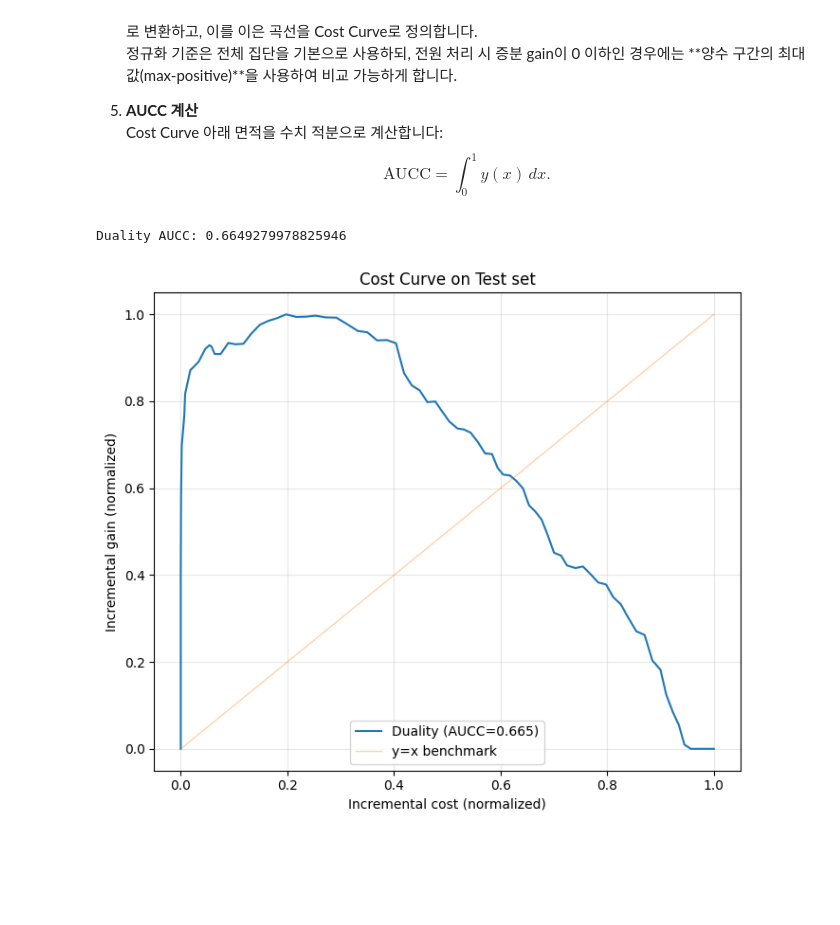
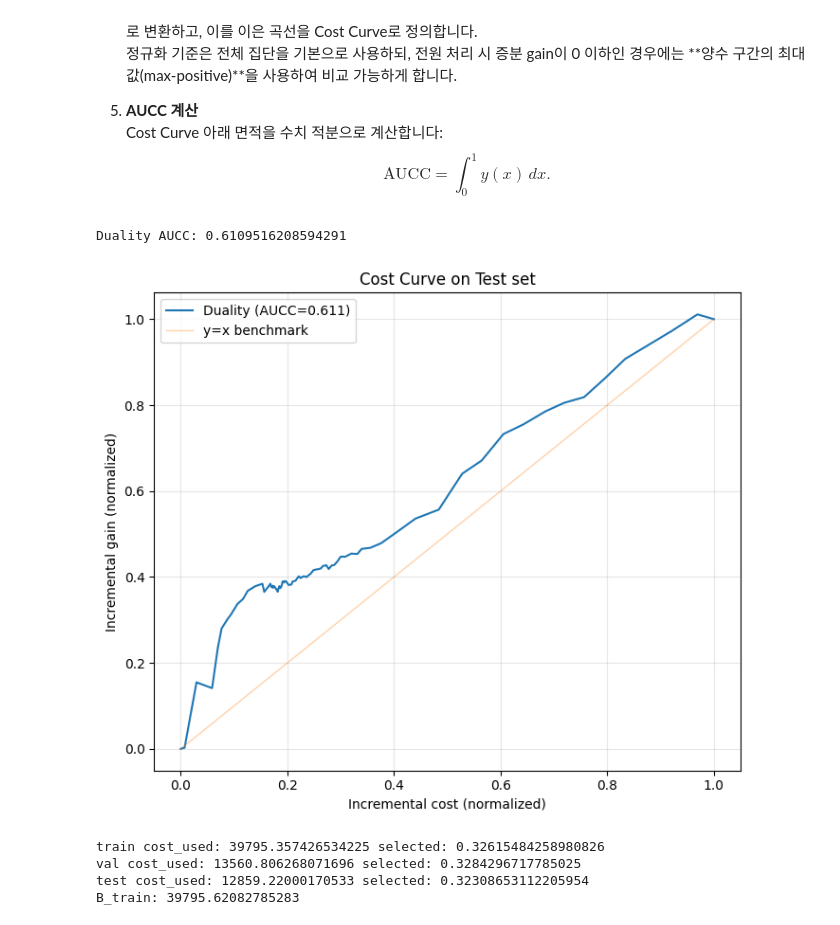
Before and after one commit to Funbucket/awesome-causal-inference-python, a Jupyter notebook: book/prescriptive_analytics/heterogeneous_causal_learning_for_effectiveness_optimization.ipynb, the cells around one changed output. Cells and saved outputs as stored; diff of their text form; code cells hidden in the pictures; blank space fills up the shorter version.

Commit message:
fix: train/val/test split and stabilize duality AUCC evaluation

```diff
--- a/book/prescriptive_analytics/heterogeneous_causal_learning_for_effectiveness_optimization.ipynb
+++ b/book/prescriptive_analytics/heterogeneous_causal_learning_for_effectiveness_optimization.ipynb
@@ -471,7 +413,7 @@ dtype: float64
 # %%
 # Test set CATE 예측
-tau_r_test = tau_r_model.predict(X_test)
-tau_c_test = tau_c_model.predict(X_test)
+tau_r_test = X_test @ tau_r_model.coef_.reshape(-1)
+tau_c_test = X_test @ tau_c_model.coef_.reshape(-1)
 
 print("== τ_r(x) 요약 ==")
 print("[Train]")
@@ -561,6 +503,7 @@ def duality_learn_lambda(
     lr=1e-5,
     n_iter=200,
     verbose_every=20,
+    scale=1e4
 ):
     """
     τ_r, τ_c 가 주어졌을 때 Duality gradient ascent로 λ 학습.
@@ -590,7 +533,8 @@ def duality_learn_lambda(
         grad = cost_used - B
 
         # gradient ascent (λ >= 0 유지)
-        lam = max(0.0, lam + lr * grad)
+        lr_eff = lr * scale / (total_pos_cost + 1e-12)
+        lam = max(0.0, lam + lr_eff * grad)
 
         if it % verbose_every == 0:
             sel_ratio = z.mean()
@@ -613,5 +557,6 @@ lambda_star, B_train = duality_learn_lambda(
     lr=1e-5,
     n_iter=200,
     verbose_every=20,
+    scale=1e4
 )
 # %% [output]
@@ -798,9 +724,41 @@ def plot_cost_curve(x, y, aucc, title="Cost Curve (Paper-style, Y-based)", label
+# %%
+def plot_cost_curve(x, y, aucc, title="Cost Curve", label="Model"):
+    plt.figure(figsize=(7, 6))
+    plt.plot(x, y, label=f"{label} (AUCC={aucc:.3f})")
+    plt.plot([0, 1], [0, 1], alpha=0.35, linewidth=1, label="y=x benchmark")
+    plt.xlabel("Incremental cost (normalized)")
+    plt.ylabel("Incremental gain (normalized)")
+    plt.title(title)
+    plt.grid(alpha=0.3)
+    plt.legend()
+    plt.tight_layout()
+    plt.show()
 # %%
-scores_duality = tau_r_test - lambda_star * tau_c_test
-x, y, aucc = cost_curve_aucc(scores_duality, Yg_test, Yc_test, T_test, n_points=80)
+tau_c_test_pos = np.clip(tau_c_test, 0.0, None)
+scores_duality = tau_r_test - lambda_star * tau_c_test_pos
+x, y, aucc = cost_curve_aucc(scores_duality, Yg_test, Yc_test, T_test, W=W_test, n_points=80)
+
 
 print("Duality AUCC:", aucc)
 plot_cost_curve(x, y, aucc, title="Cost Curve on Test set", label="Duality")
 # %% [output]
-Duality AUCC: 0.6649279978825946
+Duality AUCC: 0.6109516208594291
-[figure, old version]
+[figure, new version]
+# %%
+def cost_used_under_policy(tau_r, tau_c, lam):
+    tc = np.clip(tau_c, 0.0, None)
+    s  = tau_r - lam * tc
+    z  = (s >= 0).astype(float)
+    return (tc * z).sum(), z.mean()
+
+for name, tr, tc in [("train", tau_r_train, tau_c_train),
+                     ("val",   tau_r_val,   tau_c_val),
+                     ("test",  tau_r_test,  tau_c_test)]:
+    c, sel = cost_used_under_policy(tr, tc, lambda_star)
+    print(name, "cost_used:", c, "selected:", sel)
+print("B_train:", B_train)
+# %% [output]
+train cost_used: 39795.357426534225 selected: 0.32615484258980826
+val cost_used: 13560.806268071696 selected: 0.3284296717785025
+test cost_used: 12859.22000170533 selected: 0.32308653112205954
+B_train: 39795.62082785283
```
Also changed, not shown: parts of 18 cells of this notebook.
